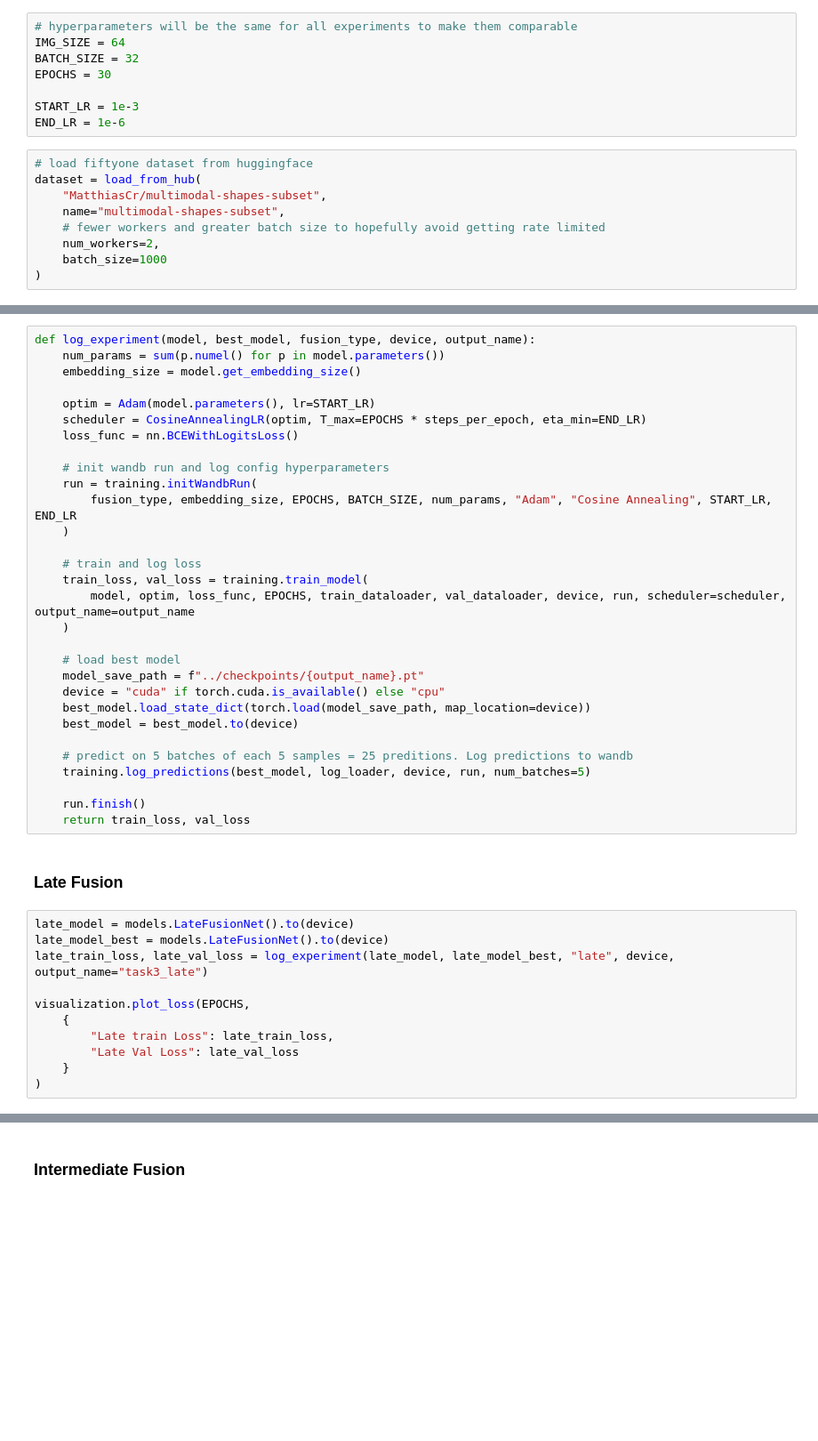
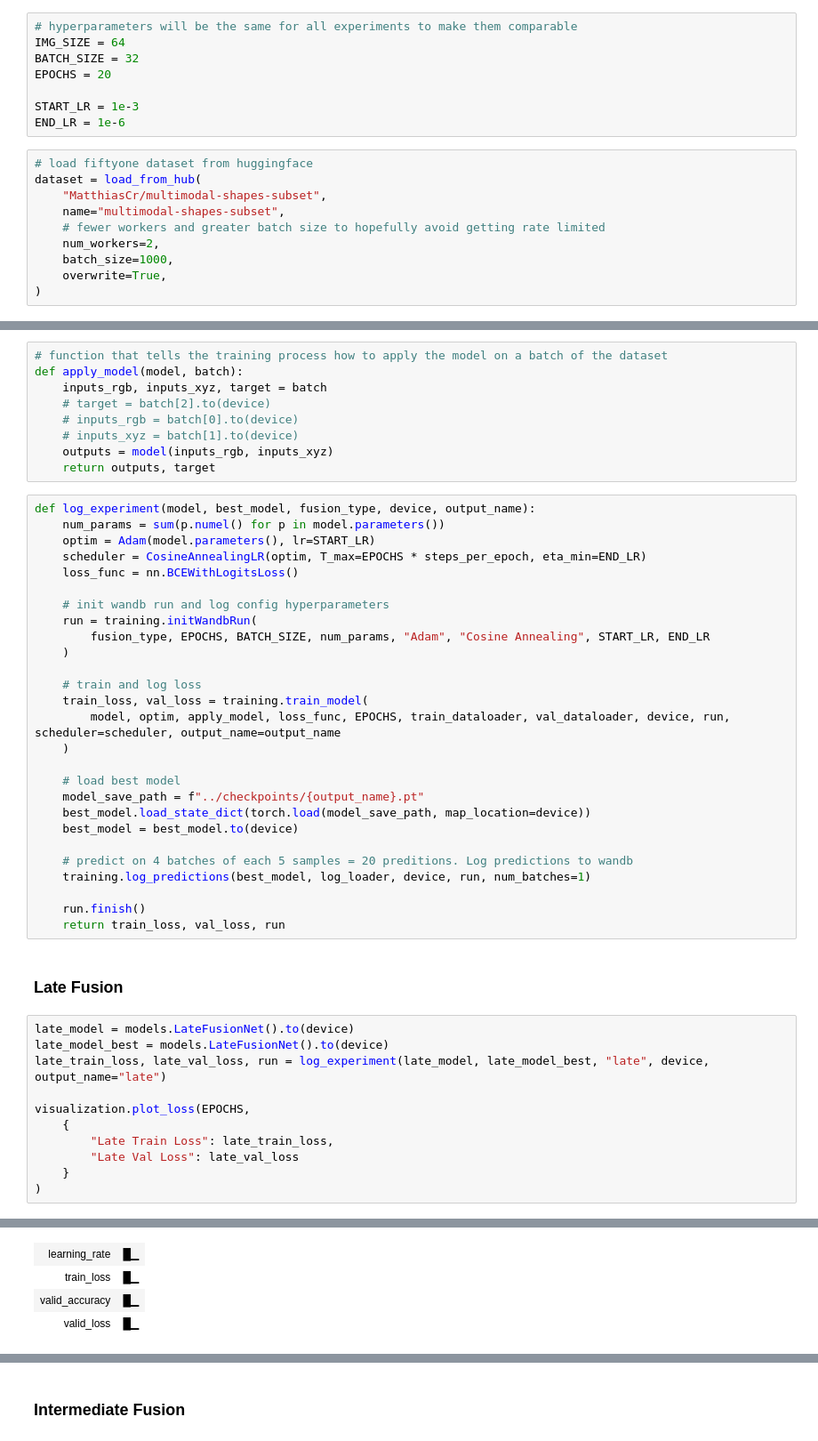
Before and after one commit to MatthiasCr/Computer-Vision-Assignment-2, a Jupyter notebook: notebooks/02_fusion_comparison.ipynb, the cells around one changed output, grey strips where cells are left out. Shown: that part at 89% size. Cells and saved outputs as stored; diff of their text form; blank space fills up the shorter version.

Commit message:
task 4,5

```diff
--- a/notebooks/02_fusion_comparison.ipynb
+++ b/notebooks/02_fusion_comparison.ipynb
@@ -26,7 +31,7 @@ device = torch.device("cuda" if torch.cuda.is_available() else "cpu")
 # hyperparameters will be the same for all experiments to make them comparable
 IMG_SIZE = 64
 BATCH_SIZE = 32
-EPOCHS = 30
+EPOCHS = 20
 
 START_LR = 1e-3
 END_LR = 1e-6
@@ -37,5 +42,6 @@ dataset = load_from_hub(
     name="multimodal-shapes-subset",
     # fewer workers and greater batch size to hopefully avoid getting rate limited
     num_workers=2,
-    batch_size=1000
+    batch_size=1000,
+    overwrite=True,
 )
@@ -64,46 +75,53 @@ log_loader = DataLoader(val_dataset, batch_size=5, shuffle=True, num_workers=0,
 steps_per_epoch = len(train_dataloader)
 # %% [markdown]
 ## Experiments
+# %%
+# function that tells the training process how to apply the model on a batch of the dataset
+def apply_model(model, batch):
+    inputs_rgb, inputs_xyz, target = batch
+    # target = batch[2].to(device)
+    # inputs_rgb = batch[0].to(device)
+    # inputs_xyz = batch[1].to(device)
+    outputs = model(inputs_rgb, inputs_xyz)
+    return outputs, target
 # %%
 def log_experiment(model, best_model, fusion_type, device, output_name):
     num_params = sum(p.numel() for p in model.parameters())
-    embedding_size = model.get_embedding_size()
-
     optim = Adam(model.parameters(), lr=START_LR)
     scheduler = CosineAnnealingLR(optim, T_max=EPOCHS * steps_per_epoch, eta_min=END_LR)
     loss_func = nn.BCEWithLogitsLoss()
 
     # init wandb run and log config hyperparameters
     run = training.initWandbRun(
-        fusion_type, embedding_size, EPOCHS, BATCH_SIZE, num_params, "Adam", "Cosine Annealing", START_LR, END_LR
+        fusion_type, EPOCHS, BATCH_SIZE, num_params, "Adam", "Cosine Annealing", START_LR, END_LR
     )
 
     # train and log loss
     train_loss, val_loss = training.train_model(
-        model, optim, loss_func, EPOCHS, train_dataloader, val_dataloader, device, run, scheduler=scheduler, output_name=output_name
+        model, optim, apply_model, loss_func, EPOCHS, train_dataloader, val_dataloader, device, run, scheduler=scheduler, output_name=output_name
     )
 
     # load best model
     model_save_path = f"../checkpoints/{output_name}.pt"
-    device = "cuda" if torch.cuda.is_available() else "cpu"
     best_model.load_state_dict(torch.load(model_save_path, map_location=device))
     best_model = best_model.to(device)
 
-    # predict on 5 batches of each 5 samples = 25 preditions. Log predictions to wandb
-    training.log_predictions(best_model, log_loader, device, run, num_batches=5)
+    # predict on 4 batches of each 5 samples = 20 preditions. Log predictions to wandb
+    training.log_predictions(best_model, log_loader, device, run, num_batches=1)
 
     run.finish()
-    return train_loss, val_loss
+    return train_loss, val_loss, run
 # %% [markdown]
 ### Late Fusion
 # %%
 late_model = models.LateFusionNet().to(device)
 late_model_best = models.LateFusionNet().to(device)
-late_train_loss, late_val_loss = log_experiment(late_model, late_model_best, "late", device, output_name="task3_late")
+late_train_loss, late_val_loss, run = log_experiment(late_model, late_model_best, "late", device, output_name="late")
 
 visualization.plot_loss(EPOCHS,
     {
-        "Late train Loss": late_train_loss,
+        "Late Train Loss": late_train_loss,
         "Late Val Loss": late_val_loss
     }
 )
+# %% [output]
@@ -109,0 +144,4 @@ visualization.plot_loss(EPOCHS,
+| learning_rate | █▁ |
+| train_loss | █▁ |
+| valid_accuracy | █▁ |
+| valid_loss | █▁ |
```
Also changed, not shown: parts of 5 cells of this notebook, 16 other files.
